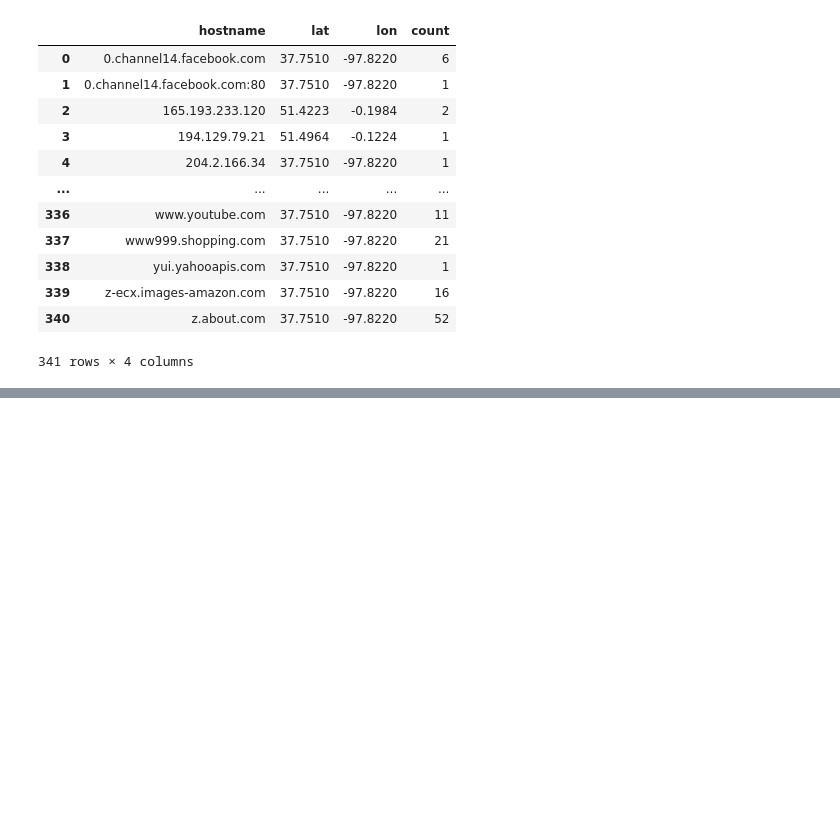
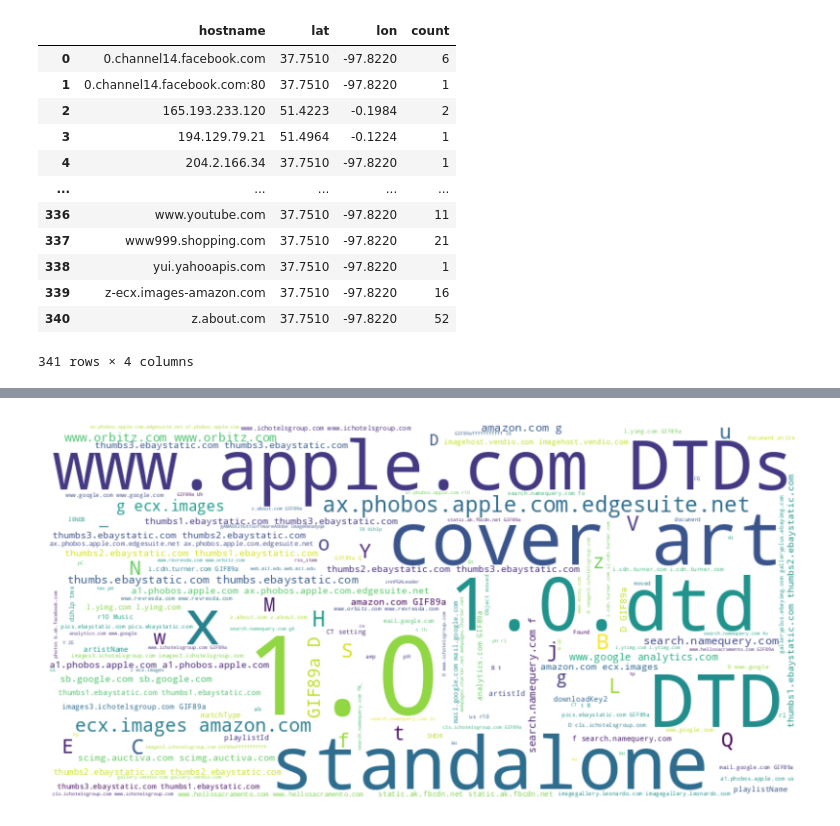
Before and after one commit to HansHenseler/masdav2024, a Jupyter notebook: Part_9_Extra examples for visualizing and analyzing Pcap data.ipynb, the cells around one changed output, grey strips where cells are left out. Cells and saved outputs as stored; diff of their text form; code cells hidden in the pictures; blank space fills up the shorter version.

```diff
--- a/Part_9_Extra examples for visualizing and analyzing Pcap data.ipynb
+++ b/Part_9_Extra examples for visualizing and analyzing Pcap data.ipynb
@@ -316,0 +416,34 @@ plot_protocol_statistics(grouped_df)
+# %%
+from wordcloud import STOPWORDS
+
+# Define additional stopwords (HTML/XML tags and other common words)
+custom_stopwords = set(STOPWORDS).union({
+    'html', 'body', 'div', 'span', 'head', 'title', 'script', 'style', 'footer', 'header',
+    'section', 'article', 'nav', 'br', 'hr', 'strong', 'em', 'p', 'a', 'h1', 'h2', 'h3', 'h4', 'h5', 'h6',
+    'img', 'src', 'alt', 'href', 'table', 'tr', 'td', 'th', 'ul', 'li', 'ol', 'dl', 'dt', 'dd',
+    'meta', 'link', 'input', 'form', 'name', 'id', 'class', 'value', 'http', 'https', 'www', 'com',
+    'jpg', 'png', 'gif', 'css', 'js', 'xml', 'version', 'encoding', 'utf', 'content', 'type',
+    'DOCTYPE', 'address', 'email', 'submit', 'click', 'button', 'key', 'string', 'plist', 'computer', 'status',
+    'phobos', 'apple', 'integer', 'url', 'request', 'dict', 'en', 'propertylist', 'public', 'delay', 'seconds'
+})
+
+def generate_wordcloud(text):
+    # Create a word cloud object with custom stopwords
+    wordcloud = WordCloud(
+        width=800,
+        height=400,
+        background_color='white',
+        stopwords=custom_stopwords,  # Include custom stopwords
+        regexp=r'\b[\w\.]+\b'  # Custom regex to match words with dots
+    ).generate(text)
+
+    # Display the word cloud using matplotlib
+    plt.figure(figsize=(10, 5))
+    plt.imshow(wordcloud, interpolation='bilinear')
+    plt.axis('off')
+    plt.show()
+
+# Example usage:
+generate_wordcloud(concatenated_text)
+# %% [output]
+[figure, added]
```
Also changed, not shown: parts of 17 cells of this notebook.
